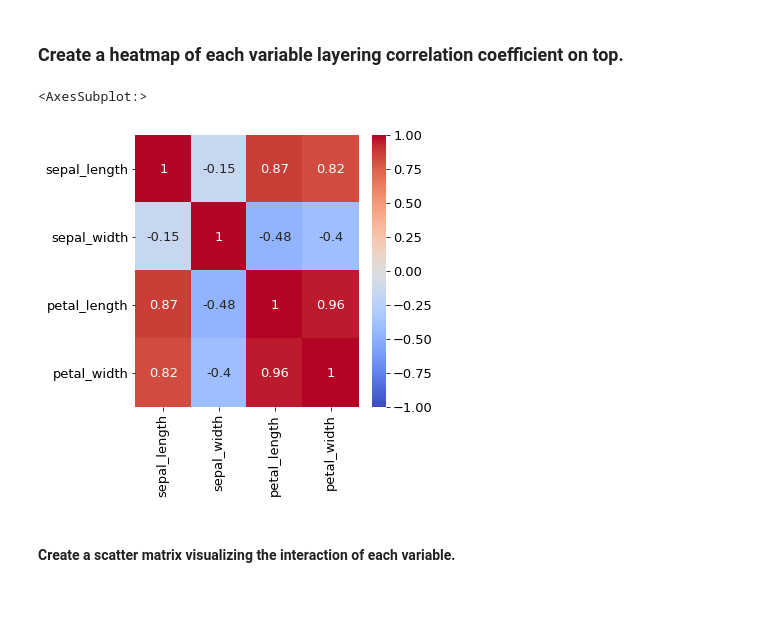
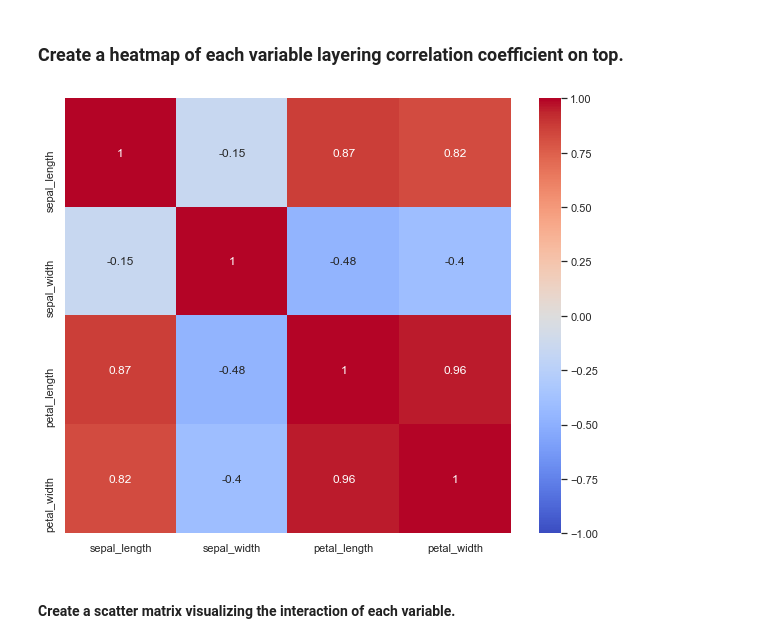
Before and after one commit to DBerchelmann/classification-exercises, a Jupyter notebook: classification_exercises.ipynb, the cells around one changed output. Cells and saved outputs as stored; diff of their text form; code cells hidden in the pictures; blank space fills up the shorter version.

```diff
--- a/classification_exercises.ipynb
+++ b/classification_exercises.ipynb
@@ -445,11 +708,11 @@ Versicolor and virginica seem to show correlation between petal_width and petel_
 # %% [markdown]
 ### Create a heatmap of each variable layering correlation coefficient on top.
 # %%
-plt.figure(figsize=(5,5))
+plt.figure(figsize=(10,8))
 sns.heatmap(train.corr(), vmin=-1, cmap='coolwarm', annot=True)
+plt.show()
 # %% [output]
-<AxesSubplot:>
-[figure, old version]
+[figure, new version]
 # %% [markdown]
 #### Create a scatter matrix visualizing the interaction of each variable.
 # %%
```
Also changed, not shown: parts of 41 cells of this notebook.
